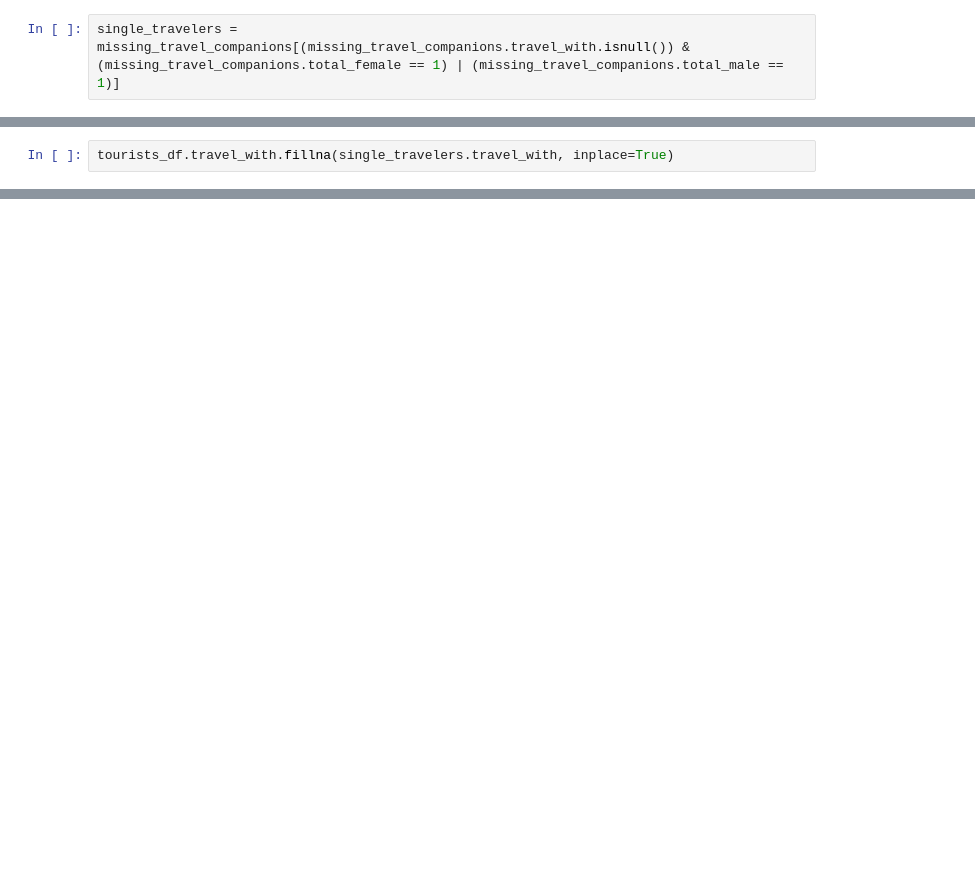
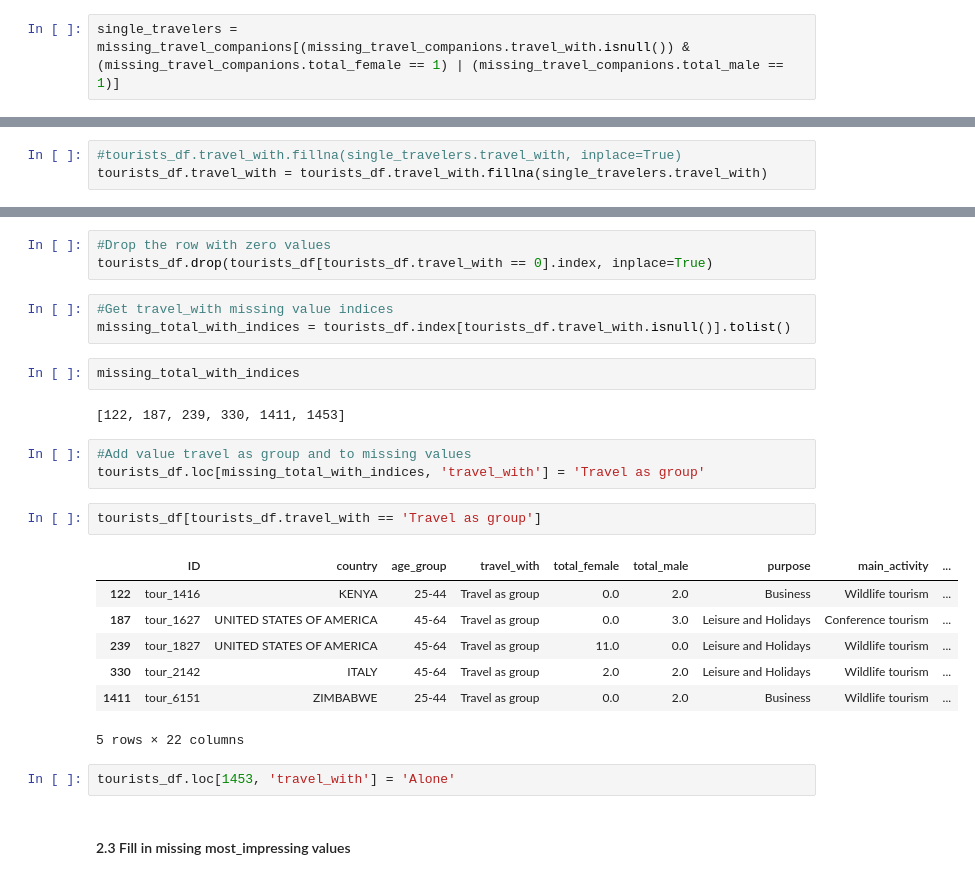
Before and after one commit to normanmunge/tanzania-tourism-eda, a Jupyter notebook: tanzanian-analysis-eda.ipynb, the cells around one changed output, grey strips where cells are left out. Cells and saved outputs as stored; diff of their text form; blank space fills up the shorter version.

```diff
--- a/tanzanian-analysis-eda.ipynb
+++ b/tanzanian-analysis-eda.ipynb
@@ -102,5 +120,6 @@ np.int64(0)
 # %%
-tourists_df.travel_with.fillna(single_travelers.travel_with, inplace=True)
+#tourists_df.travel_with.fillna(single_travelers.travel_with, inplace=True)
+tourists_df.travel_with = tourists_df.travel_with.fillna(single_travelers.travel_with)
 # %%
 tourists_df.travel_with.isnull().sum()
 # %% [output]
@@ -123,0 +149,27 @@ array(['Spouse', 'Friends/Relatives', 'Alone', 'Spouse and Children',
+# %%
+#Drop the row with zero values
+tourists_df.drop(tourists_df[tourists_df.travel_with == 0].index, inplace=True)
+# %%
+#Get travel_with missing value indices
+missing_total_with_indices = tourists_df.index[tourists_df.travel_with.isnull()].tolist()
+# %%
+missing_total_with_indices
+# %% [output]
+[122, 187, 239, 330, 1411, 1453]
+# %%
+#Add value travel as group and to missing values
+tourists_df.loc[missing_total_with_indices, 'travel_with'] = 'Travel as group'
+# %%
+tourists_df[tourists_df.travel_with == 'Travel as group']
+# %% [output]
+|  | ID | country | age_group | travel_with | total_female | total_male | purpose | main_activity | ... |
+| 122 | tour_1416 | KENYA | 25-44 | Travel as group | 0.0 | 2.0 | Business | Wildlife tourism | ... |
+| 187 | tour_1627 | UNITED STATES OF AMERICA | 45-64 | Travel as group | 0.0 | 3.0 | Leisure and Holidays | Conference tourism | ... |
+| 239 | tour_1827 | UNITED STATES OF AMERICA | 45-64 | Travel as group | 11.0 | 0.0 | Leisure and Holidays | Wildlife tourism | ... |
+| 330 | tour_2142 | ITALY | 45-64 | Travel as group | 2.0 | 2.0 | Leisure and Holidays | Wildlife tourism | ... |
+| 1411 | tour_6151 | ZIMBABWE | 25-44 | Travel as group | 0.0 | 2.0 | Business | Wildlife tourism | ... |
+5 rows × 22 columns
+# %%
+tourists_df.loc[1453, 'travel_with'] = 'Alone'
+# %% [markdown]
+#### 2.3 Fill in missing most_impressing values
```
Also changed, not shown: parts of 27 cells of this notebook.
